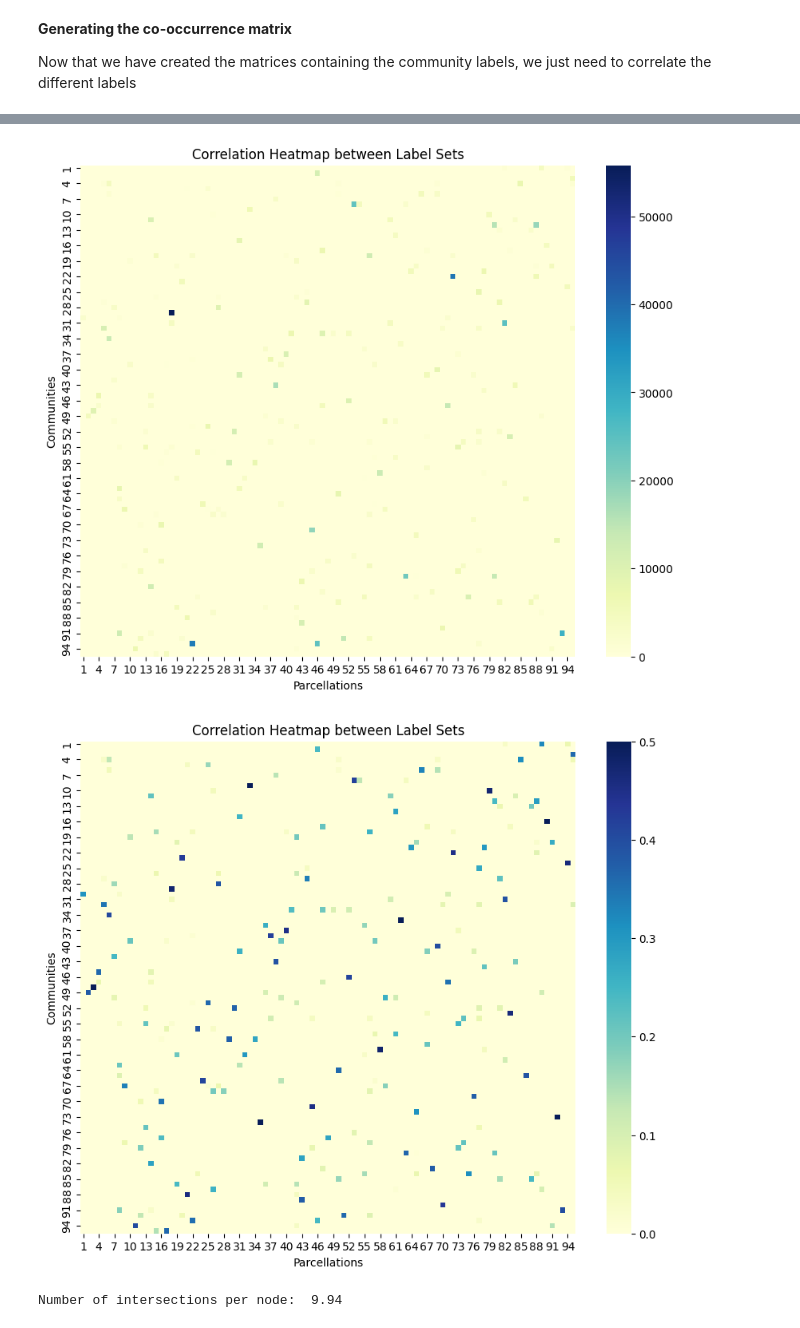
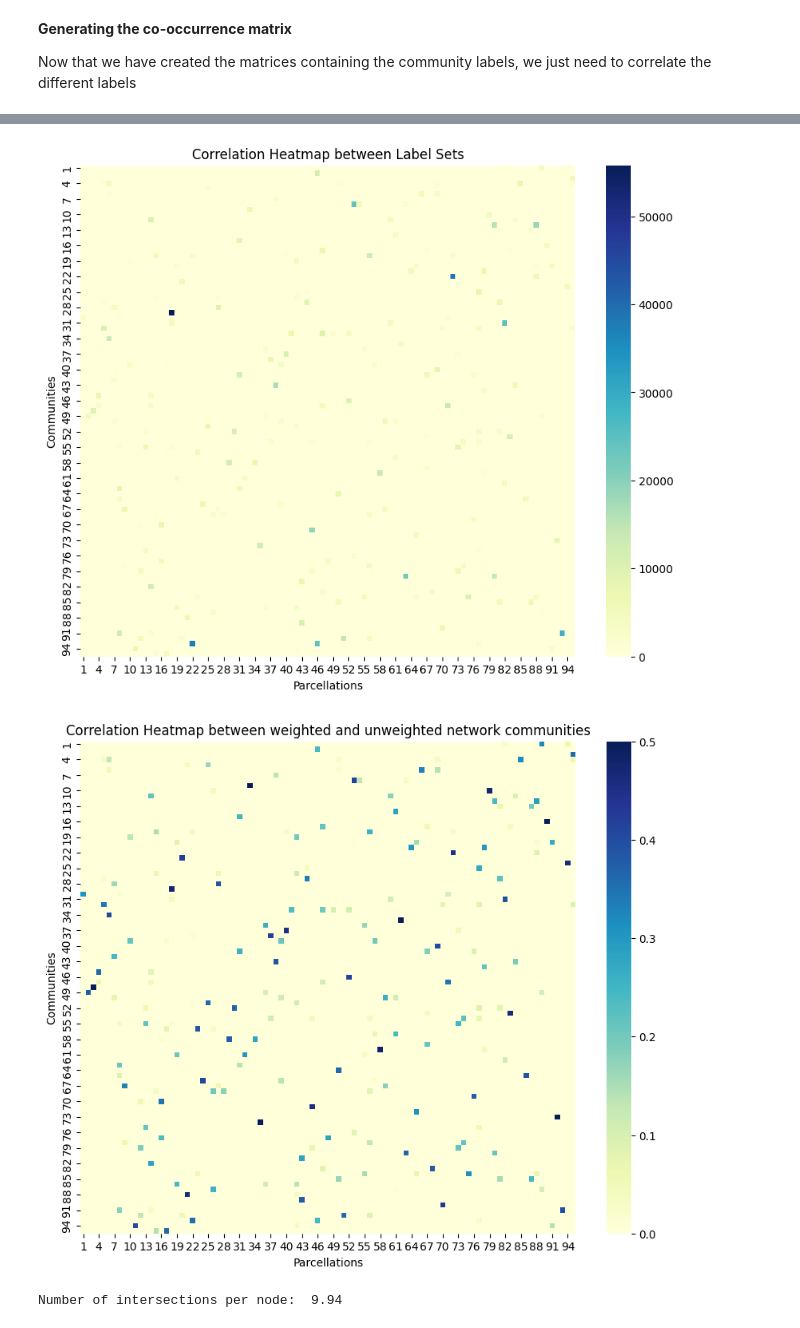
Before and after one commit to DePasquale99/MRI-network, a Jupyter notebook: Complex_networks.ipynb, the cells around one changed output, grey strips where cells are left out. Cells and saved outputs as stored; diff of their text form; code cells hidden in the pictures.

```diff
--- a/Complex_networks.ipynb
+++ b/Complex_networks.ipynb
@@ -586,19 +586,19 @@ plt.show()
 # %%
 
 
 w_comm_to_comm = label_correlation_heatmap(w_community_labels, community_labels )
 
 norm_w_comm_to_comm = normalize_contingency_table(w_comm_to_comm)
 
 plt.figure(figsize=(10, 8))
 sns.heatmap(norm_w_comm_to_comm, annot=False, fmt="d", cmap="YlGnBu", cbar=True, vmax=.5)
 plt.xlabel("Parcellations")
 plt.ylabel("Communities")
-plt.title("Correlation Heatmap between Label Sets")
+plt.title("Correlation Heatmap between weighted and unweighted network communities")
 plt.show()
 # %% [output]
 [figure]
-[figure, old version]
+[figure, new version]
 # %%
 
 def plot_matrix_histogram(matrix):
```
Also changed, not shown: parts of 2 cells of this notebook.
